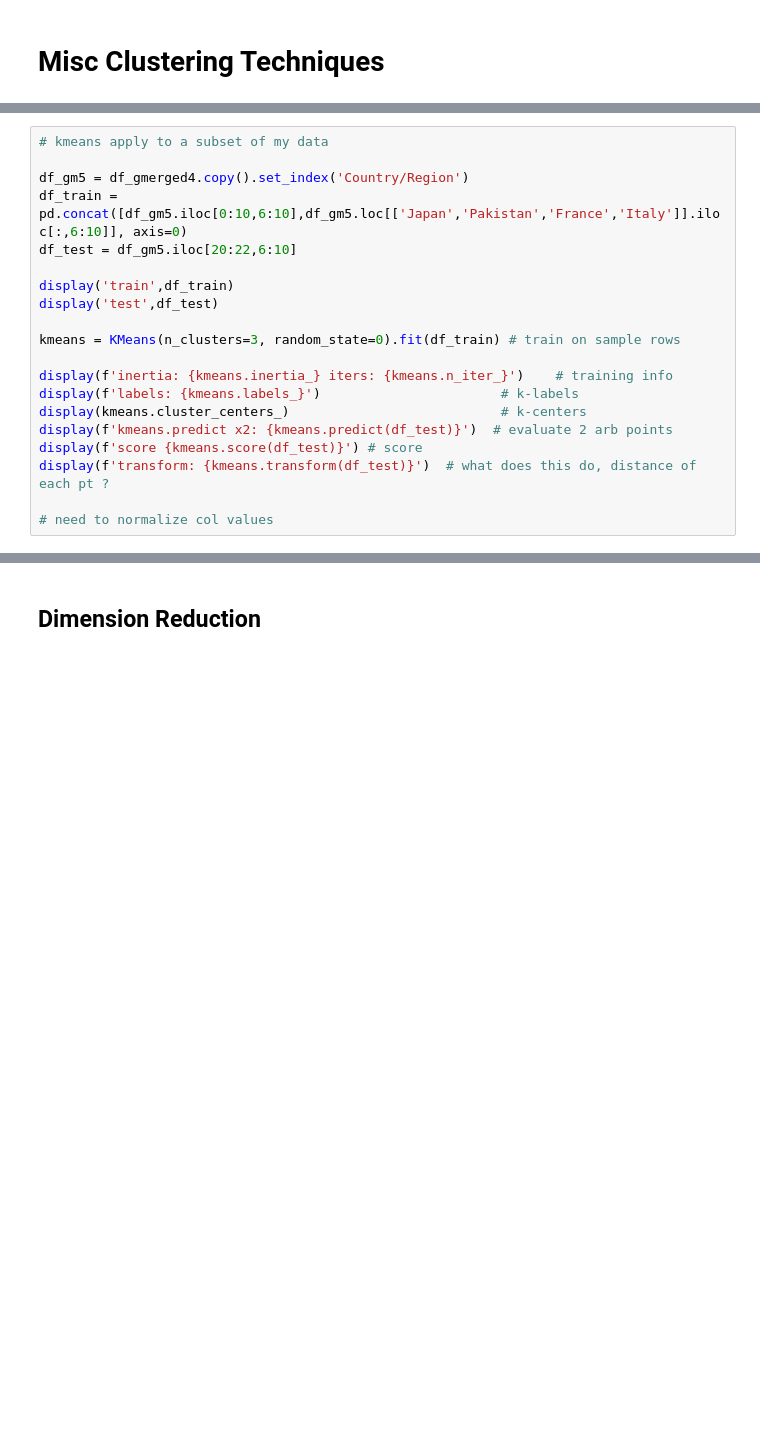
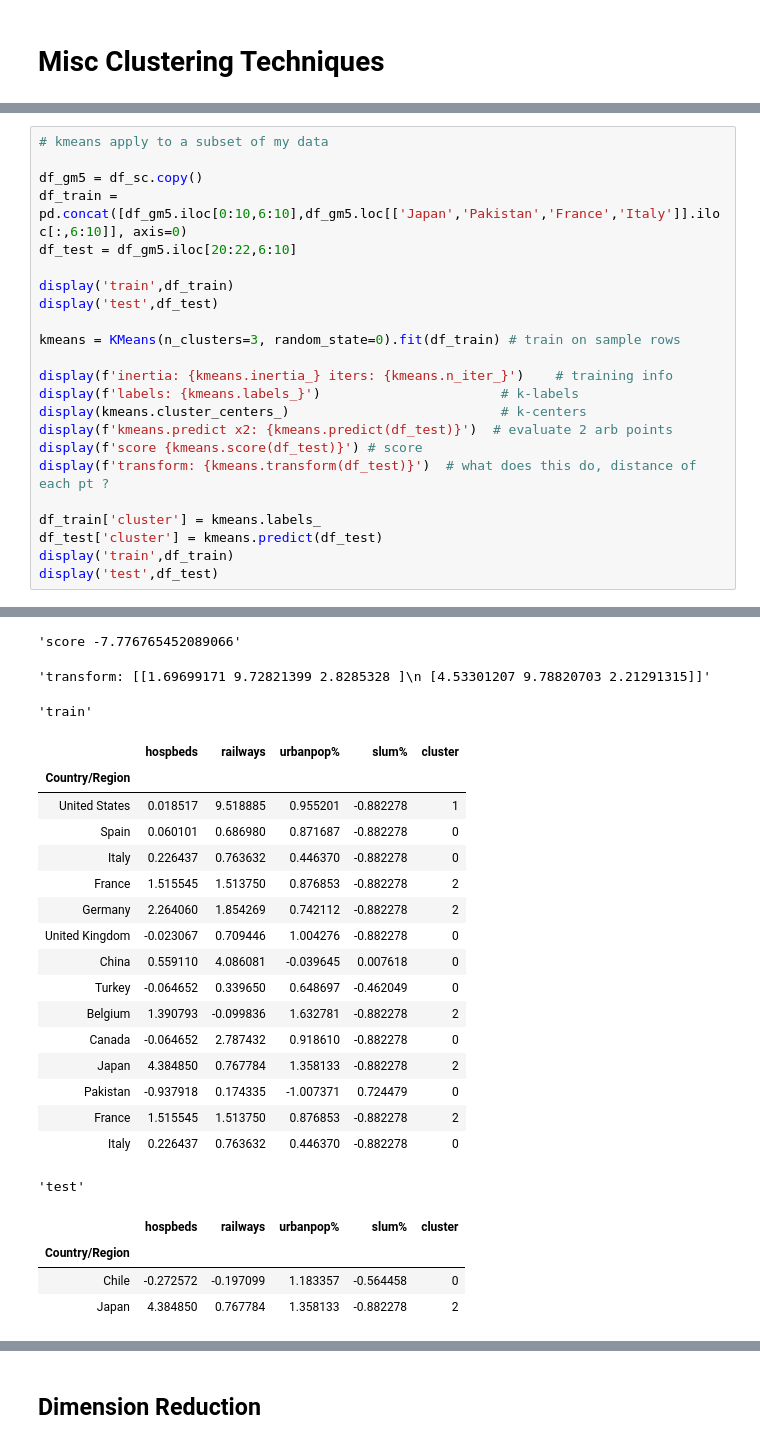
Before and after one commit to dougfoo/machineLearning, a Jupyter notebook: covid/COVID-global-clustering.ipynb, the cells around one changed output, grey strips where cells are left out. Drawn from its saved outputs; the diff is of its cells as text; blank space fills up the shorter version.

```diff
--- a/covid/COVID-global-clustering.ipynb
+++ b/covid/COVID-global-clustering.ipynb
@@ -322,7 +329,7 @@ display(f'transform: {kmeans.transform([[1,4,4], [1,10,4]])}')
 # %%
 # kmeans apply to a subset of my data
 
-df_gm5 = df_gmerged4.copy().set_index('Country/Region')
+df_gm5 = df_sc.copy()
 df_train = pd.concat([df_gm5.iloc[0:10,6:10],df_gm5.loc[['Japan','Pakistan','France','Italy']].iloc[:,6:10]], axis=0)
 df_test = df_gm5.iloc[20:22,6:10]
 
@@ -338,4 +345,8 @@ display(f'kmeans.predict x2: {kmeans.predict(df_test)}')  # evaluate 2 arb point
 display(f'score {kmeans.score(df_test)}') # score
 display(f'transform: {kmeans.transform(df_test)}')  # what does this do, distance of each pt ?
 
-# need to normalize col values
+df_train['cluster'] = kmeans.labels_
+df_test['cluster'] = kmeans.predict(df_test)
+display('train',df_train)
+display('test',df_test)
+# %% [output]
@@ -342,2 +384,26 @@ display(f'transform: {kmeans.transform(df_test)}')  # what does this do, distanc
+'score -7.776765452089066'
+'transform: [[1.69699171 9.72821399 2.8285328 ]\n [4.53301207 9.78820703 2.21291315]]'
+'train'
+|  | hospbeds | railways | urbanpop% | slum% | cluster |
+| Country/Region |  |  |  |  |  |
+| United States | 0.018517 | 9.518885 | 0.955201 | -0.882278 | 1 |
+| Spain | 0.060101 | 0.686980 | 0.871687 | -0.882278 | 0 |
+| Italy | 0.226437 | 0.763632 | 0.446370 | -0.882278 | 0 |
+| France | 1.515545 | 1.513750 | 0.876853 | -0.882278 | 2 |
+| Germany | 2.264060 | 1.854269 | 0.742112 | -0.882278 | 2 |
+| United Kingdom | -0.023067 | 0.709446 | 1.004276 | -0.882278 | 0 |
+| China | 0.559110 | 4.086081 | -0.039645 | 0.007618 | 0 |
+| Turkey | -0.064652 | 0.339650 | 0.648697 | -0.462049 | 0 |
+| Belgium | 1.390793 | -0.099836 | 1.632781 | -0.882278 | 2 |
+| Canada | -0.064652 | 2.787432 | 0.918610 | -0.882278 | 0 |
+| Japan | 4.384850 | 0.767784 | 1.358133 | -0.882278 | 2 |
+| Pakistan | -0.937918 | 0.174335 | -1.007371 | 0.724479 | 0 |
+| France | 1.515545 | 1.513750 | 0.876853 | -0.882278 | 2 |
+| Italy | 0.226437 | 0.763632 | 0.446370 | -0.882278 | 0 |
+'test'
+|  | hospbeds | railways | urbanpop% | slum% | cluster |
+| Country/Region |  |  |  |  |  |
+| Chile | -0.272572 | -0.197099 | 1.183357 | -0.564458 | 0 |
+| Japan | 4.384850 | 0.767784 | 1.358133 | -0.882278 | 2 |
 # %%
 ## apply to all cols
```
Also changed, not shown: parts of 4 cells of this notebook.
